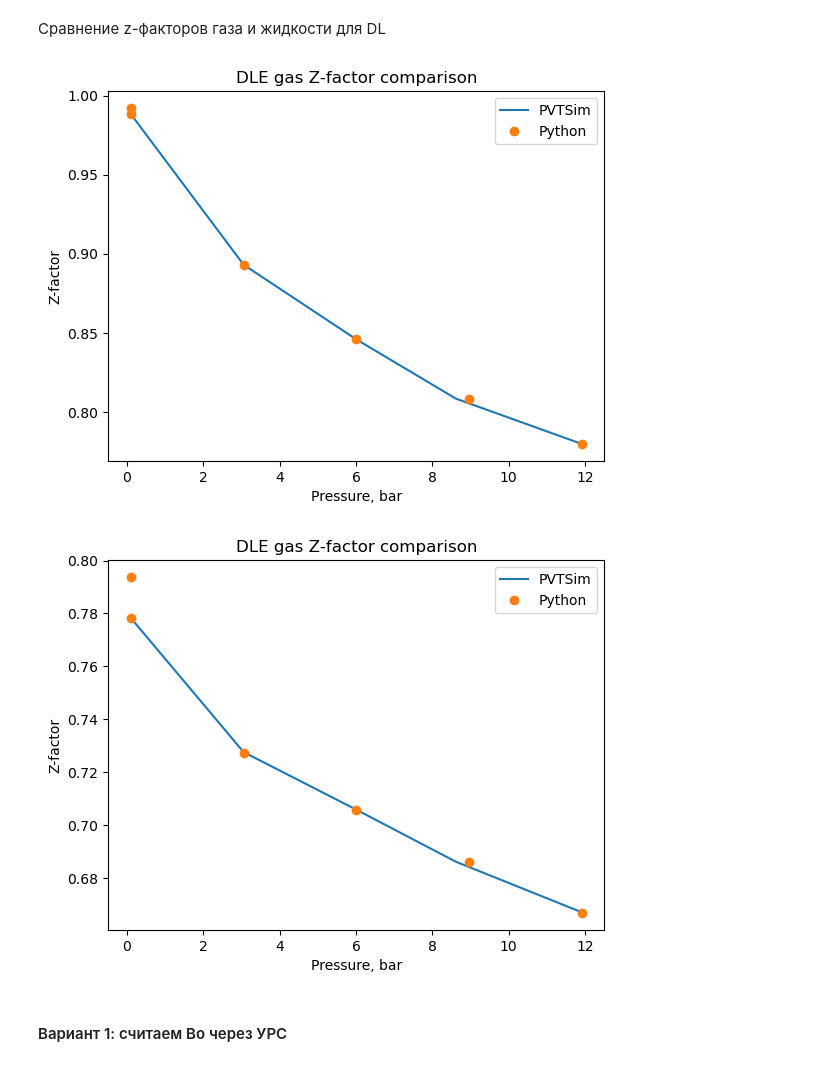
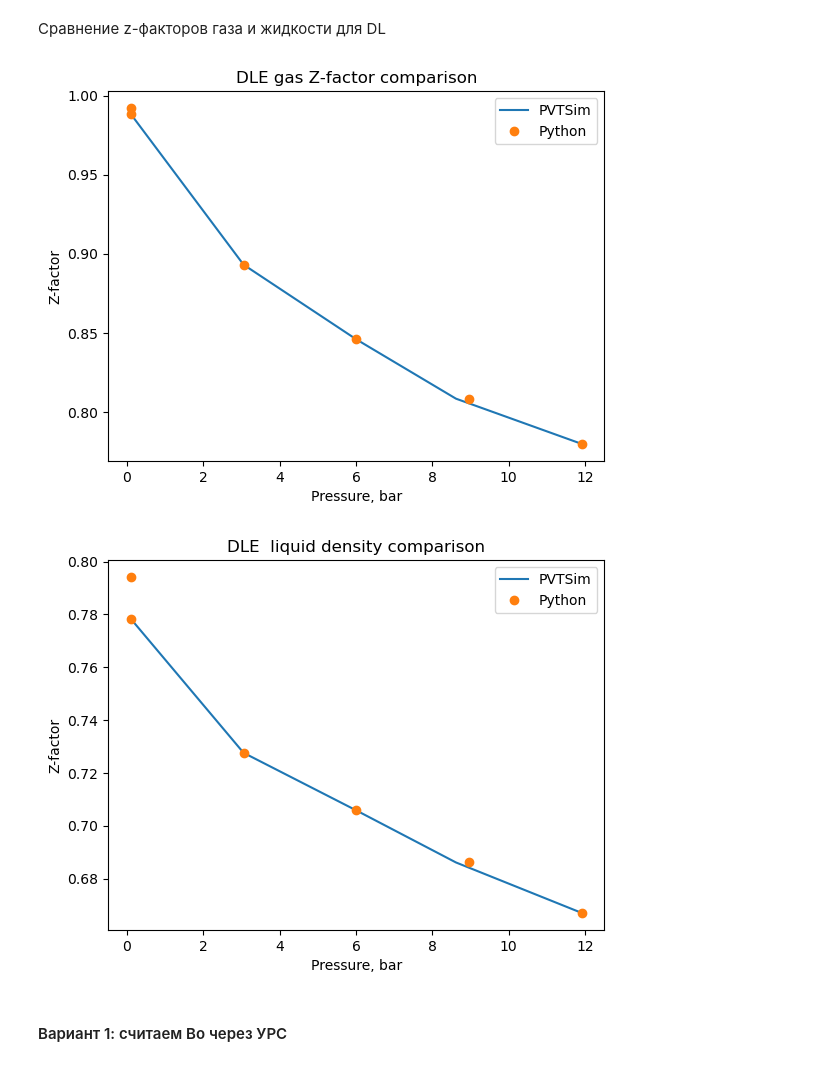
Before and after one commit to SidorenkoDD/BlackBoxFluid, a Jupyter notebook: code/tests2.ipynb, the cells around one changed output. Cells and saved outputs as stored; diff of their text form; code cells hidden in the pictures.

```diff
--- a/code/tests2.ipynb
+++ b/code/tests2.ipynb
@@ -466,22 +466,22 @@ pvtsim_oil_dens = [
 # %%
 plt.plot(pvtsim_pres, pvtsim_z_gas, label = 'PVTSim', marker = '')
 plt.plot(df['Pressure'], df['Zgas'], label = 'Python', marker = 'o', linestyle = '')
 plt.legend()
 plt.title('DLE gas Z-factor comparison')
 plt.xlabel('Pressure, bar')
 plt.ylabel('Z-factor')
 plt.show()
 
 plt.plot(pvtsim_pres, pvtsim_oil_dens, label = 'PVTSim', marker = '')
 plt.plot(df['Pressure'], df['ODEN'], label = 'Python', marker = 'o', linestyle = '')
 plt.legend()
-plt.title('DLE gas Z-factor comparison')
+plt.title('DLE  liquid density comparison')
 plt.xlabel('Pressure, bar')
 plt.ylabel('Z-factor')
 plt.show()
 # %% [output]
 [figure]
-[figure, old version]
+[figure, new version]
 # %% [markdown]
 #### Вариант 1: считаем  Bo через УРС
 # %%
```
Also changed, not shown: parts of 8 cells of this notebook, 1 other file.
